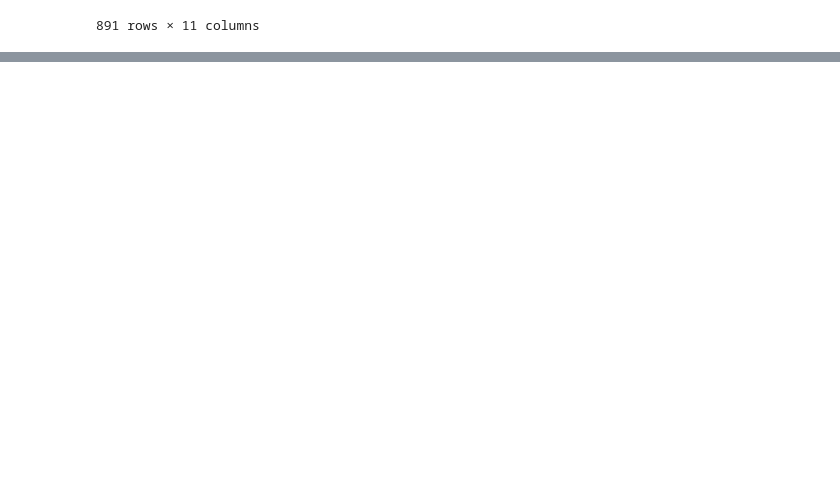
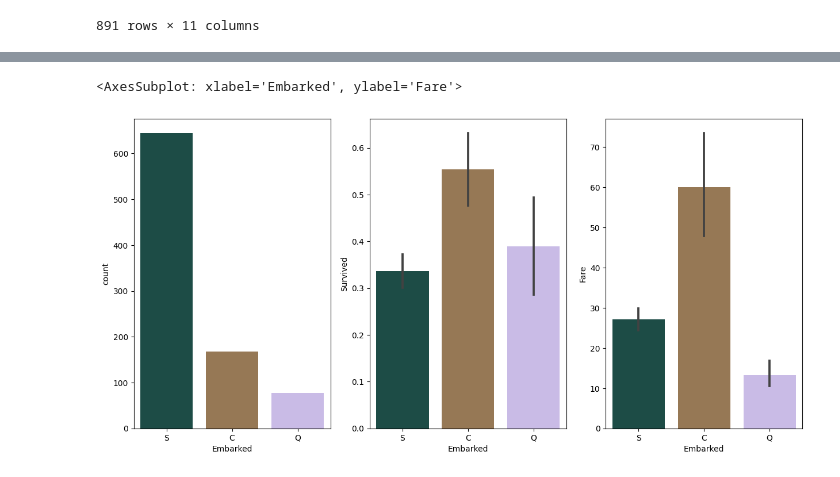
Before and after one commit to ignalazaro/Proyectos_modulo1, a Jupyter notebook: titanic/titanic.ipynb, the cells around one changed output, grey strips where cells are left out. Cells and saved outputs as stored; diff of their text form; code cells hidden in the pictures; blank space fills up the shorter version.

```diff
--- a/titanic/titanic.ipynb
+++ b/titanic/titanic.ipynb
@@ -301,3 +274,15 @@ sns.countplot(x='Sex', hue='Survived', data=df)
 fig = px.violin(df, y="Age", x="Survived", color="Sex", box=True, points="all", hover_data=df.columns, template="plotly_dark")
 
 fig.show()
+# %%
+# Si nos fijamos en el puerto de embarque, Southampton es desde donde embarcaron la gran mayoría de pasajeros, en cambio, la mayor probabilidad de sobrevivir es para los pasajeros que subieron en Cherbourg
+# y tiene sentido si nos fijamos en la dsitrubución de precios que pagaron por el billete, significativamente mayor respecto a los otros 2 puertos.
+
+fig, axes = plt.subplots(1, 3, figsize=(15, 7))
+
+sns.countplot(x='Embarked', data=df,palette='cubehelix', ax=axes[0])
+sns.barplot(x='Embarked',y='Survived',data=df,palette='cubehelix', ax=axes[1])
+sns.barplot(x='Embarked',y='Fare',data=df,palette='cubehelix', ax=axes[2])
+# %% [output]
+<AxesSubplot: xlabel='Embarked', ylabel='Fare'>
+[figure, added]
```
Also changed, not shown: parts of 20 cells of this notebook.
